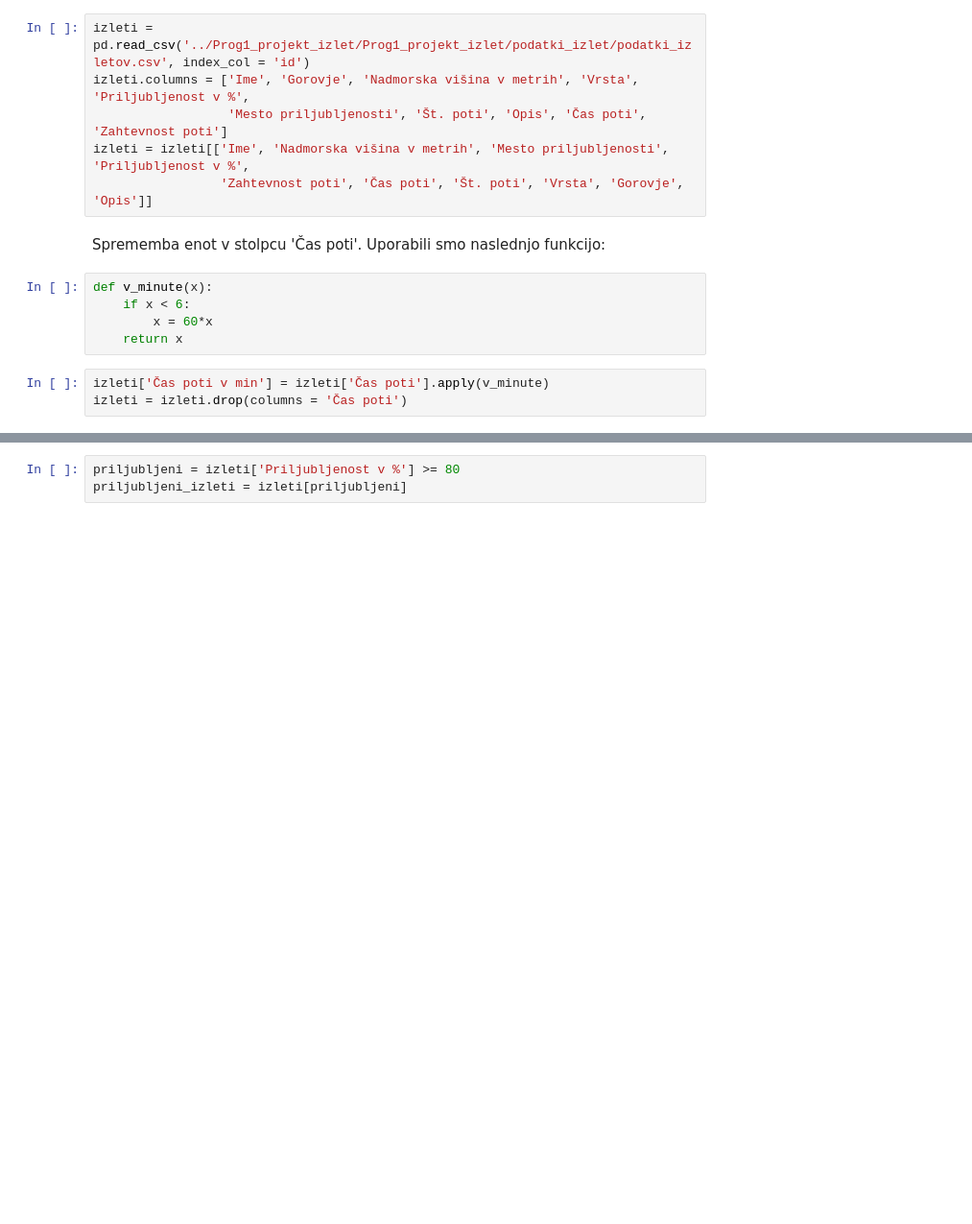
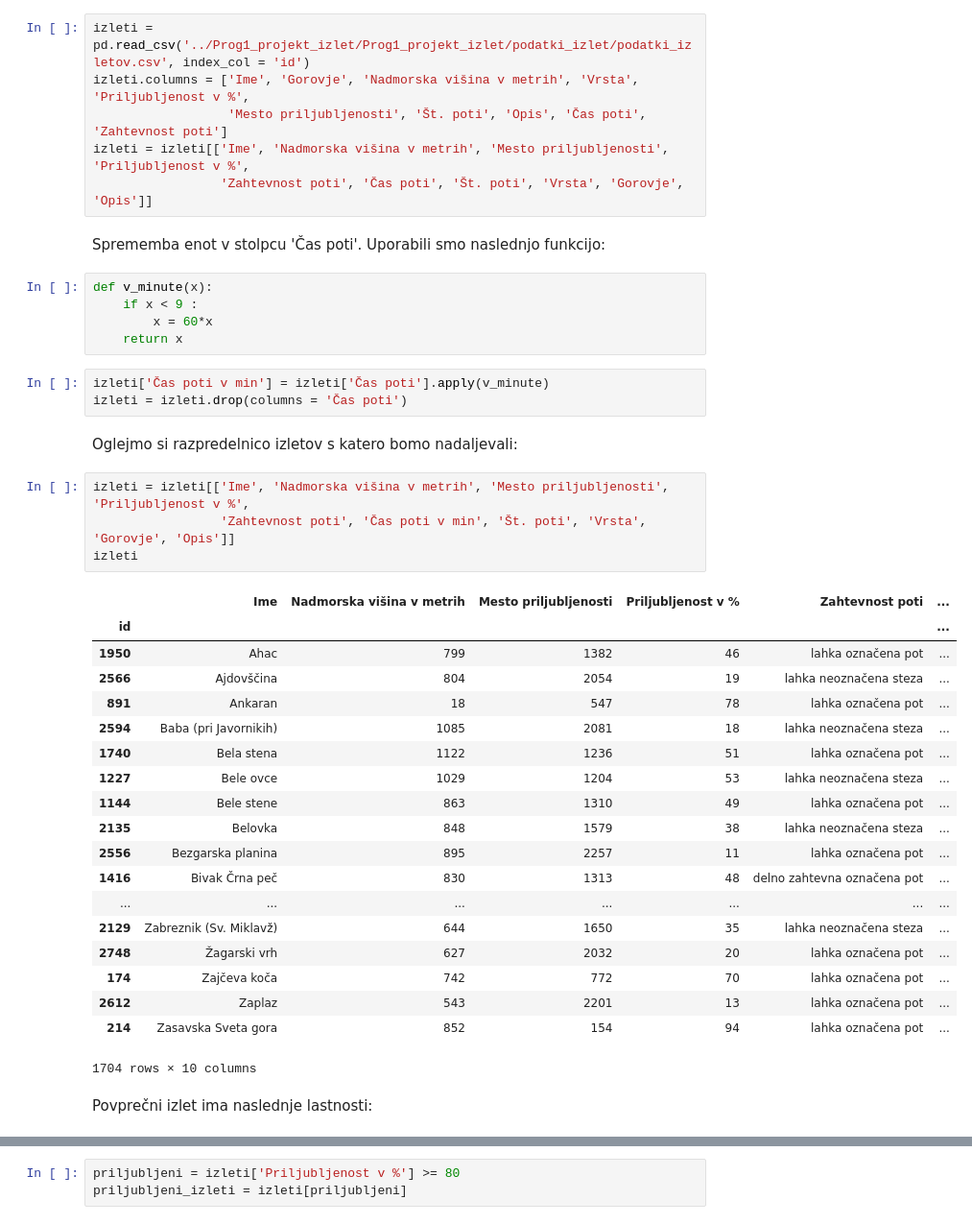
Before and after one commit to zstrgar/Prog1_projekt_izlet, a Jupyter notebook: izleti.ipynb, the cells around one changed output, grey strips where cells are left out. Shown at 96% size. Saved outputs shown, nothing was run; the diff lists cells and outputs as text; blank space fills up the shorter version.

```diff
--- a/izleti.ipynb
+++ b/izleti.ipynb
@@ -30,9 +30,37 @@ izleti = izleti[['Ime', 'Nadmorska višina v metrih', 'Mesto priljubljenosti', '
 Sprememba enot v stolpcu 'Čas poti'. Uporabili smo naslednjo funkcijo:
 # %%
 def v_minute(x):
-    if x < 6:
+    if x < 9 :
         x = 60*x
     return x
 # %%
 izleti['Čas poti v min'] = izleti['Čas poti'].apply(v_minute)
 izleti = izleti.drop(columns = 'Čas poti')
+# %% [markdown]
+Oglejmo si razpredelnico izletov s katero bomo nadaljevali:
+# %%
+izleti = izleti[['Ime', 'Nadmorska višina v metrih', 'Mesto priljubljenosti', 'Priljubljenost v %',
+                 'Zahtevnost poti', 'Čas poti v min', 'Št. poti', 'Vrsta', 'Gorovje', 'Opis']]
+izleti
+# %% [output]
+|  | Ime | Nadmorska višina v metrih | Mesto priljubljenosti | Priljubljenost v % | Zahtevnost poti | ... |
+| id |  |  |  |  |  | ... |
+| 1950 | Ahac | 799 | 1382 | 46 | lahka označena pot | ... |
+| 2566 | Ajdovščina | 804 | 2054 | 19 | lahka neoznačena steza | ... |
+| 891 | Ankaran | 18 | 547 | 78 | lahka označena pot | ... |
+| 2594 | Baba (pri Javornikih) | 1085 | 2081 | 18 | lahka neoznačena steza | ... |
+| 1740 | Bela stena | 1122 | 1236 | 51 | lahka označena pot | ... |
+| 1227 | Bele ovce | 1029 | 1204 | 53 | lahka neoznačena steza | ... |
+| 1144 | Bele stene | 863 | 1310 | 49 | lahka označena pot | ... |
+| 2135 | Belovka | 848 | 1579 | 38 | lahka neoznačena steza | ... |
+| 2556 | Bezgarska planina | 895 | 2257 | 11 | lahka označena pot | ... |
+| 1416 | Bivak Črna peč | 830 | 1313 | 48 | delno zahtevna označena pot | ... |
+| ... | ... | ... | ... | ... | ... | ... |
+| 2129 | Zabreznik (Sv. Miklavž) | 644 | 1650 | 35 | lahka neoznačena steza | ... |
+| 2748 | Žagarski vrh | 627 | 2032 | 20 | lahka označena pot | ... |
+| 174 | Zajčeva koča | 742 | 772 | 70 | lahka označena pot | ... |
+| 2612 | Zaplaz | 543 | 2201 | 13 | lahka označena pot | ... |
+| 214 | Zasavska Sveta gora | 852 | 154 | 94 | lahka označena pot | ... |
+1704 rows × 10 columns
+# %% [markdown]
+Povprečni izlet ima naslednje lastnosti:
```
Also changed, not shown: parts of 15 cells of this notebook.
